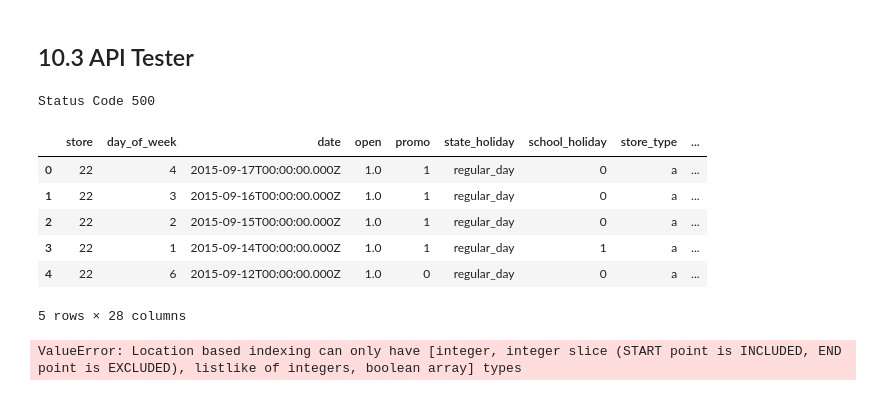
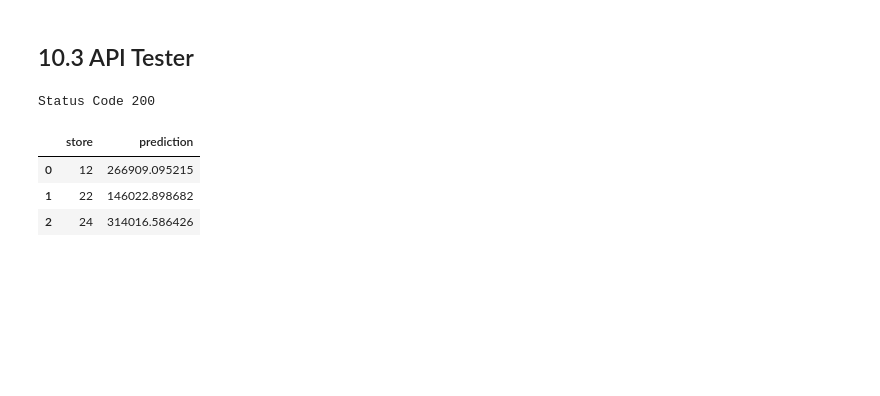
Before and after one commit to HenriqueCR1291/data_science_producao, a Jupyter notebook: m10_v01_stores_sales_prediction.ipynb, the cells around one changed output. Cells and saved outputs as stored; diff of their text form; code cells hidden in the pictures; blank space fills up the shorter version.

```diff
--- a/m10_v01_stores_sales_prediction.ipynb
+++ b/m10_v01_stores_sales_prediction.ipynb
@@ -1520,18 +1360,17 @@ ModuleNotFoundError: No module named 'rossmann'
 df10 = pd.read_csv('test.csv')
 # %%
 #merge test dataset + store
-df_test = df_raw
-#pd.merge(df10, df_store_raw, how='left', on='Store')
+df_test = pd.merge(df10, df_store_raw, how='left', on='Store')
 
 #choose store for prediction
-df_test = df_test[df_test['Store'] == 22]
+df_test = df_test[df_test['Store'].isin([24,12,22])]
 
 #remove closed days
 df_test = df_test[df_test['Open'] != 0]
 df_test = df_test[~df_test['Open'].isnull()]
-#df_test = df_test.drop('Id', axis=1)
-df_test = df_test.drop('Sales', axis=1)
-df_test = df_test.drop('Customers', axis=1)
+df_test = df_test.drop('Id', axis=1)
+#df_test = df_test.drop('Sales', axis=1)
+#df_test = df_test.drop('Customers', axis=1)
 # %%
 #convert dataframe to json
 data = json.dumps(df_test.to_dict(orient='records'))
@@ -1545,24 +1384,18 @@ data = data
 r = requests.post(url, data=data, headers=header)
 print('Status Code {}'.format(r.status_code))
 # %% [output]
-Status Code 500
+Status Code 200
 # %%
 d1 = pd.DataFrame(r.json(),columns=r.json()[0].keys())
-d1.head()
-# %% [output]
-|  | store | day_of_week | date | open | promo | state_holiday | school_holiday | store_type | ... |
-| 0 | 22 | 4 | 2015-09-17T00:00:00.000Z | 1.0 | 1 | regular_day | 0 | a | ... |
-| 1 | 22 | 3 | 2015-09-16T00:00:00.000Z | 1.0 | 1 | regular_day | 0 | a | ... |
-| 2 | 22 | 2 | 2015-09-15T00:00:00.000Z | 1.0 | 1 | regular_day | 0 | a | ... |
-| 3 | 22 | 1 | 2015-09-14T00:00:00.000Z | 1.0 | 1 | regular_day | 1 | a | ... |
-| 4 | 22 | 6 | 2015-09-12T00:00:00.000Z | 1.0 | 0 | regular_day | 0 | a | ... |
-5 rows × 28 columns
 # %%
 d2 = d1[['store', 'prediction']].groupby('store').sum().reset_index()
-
-for i in range(len(d2)):
-    print('Store Nummber: {} will sell ${:, .2f} in the next 6 weeks'.format(
-    d2.iloc[i, 'store'],
-    d2.iloc[i, 'prediction']))
+d2
+#for i in range(len(d2)):
+   # print('Store Nummber: {} will sell ${:, .2f} in the next 6 weeks'.format(
+       # d2.iloc[i, 'store'],
+        #d2.iloc[i, 'prediction']))
 # %% [output]
-ValueError: Location based indexing can only have [integer, integer slice (START point is INCLUDED, END point is EXCLUDED), listlike of integers, boolean array] types
+|  | store | prediction |
+| 0 | 12 | 266909.095215 |
+| 1 | 22 | 146022.898682 |
+| 2 | 24 | 314016.586426 |
```
Also changed, not shown: parts of 1 cell of this notebook.
